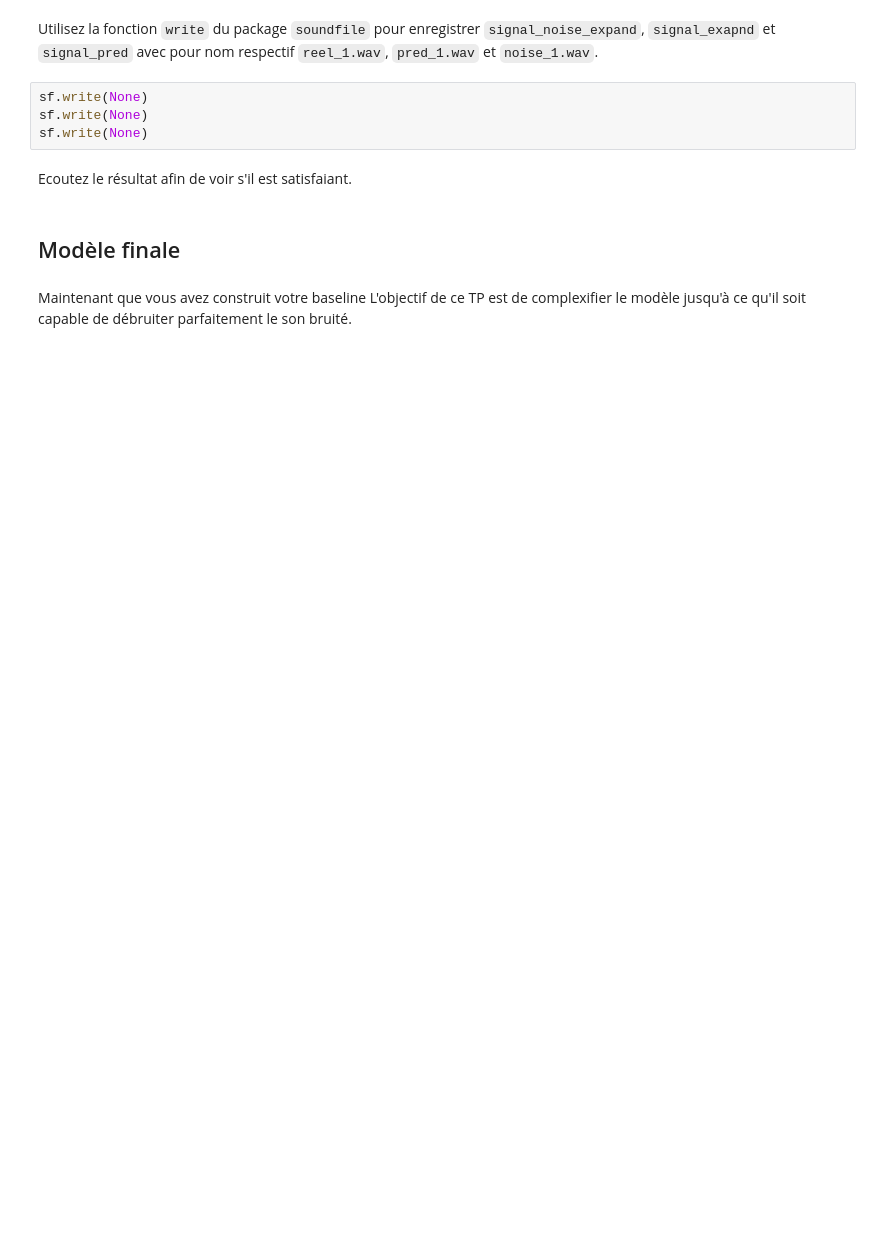
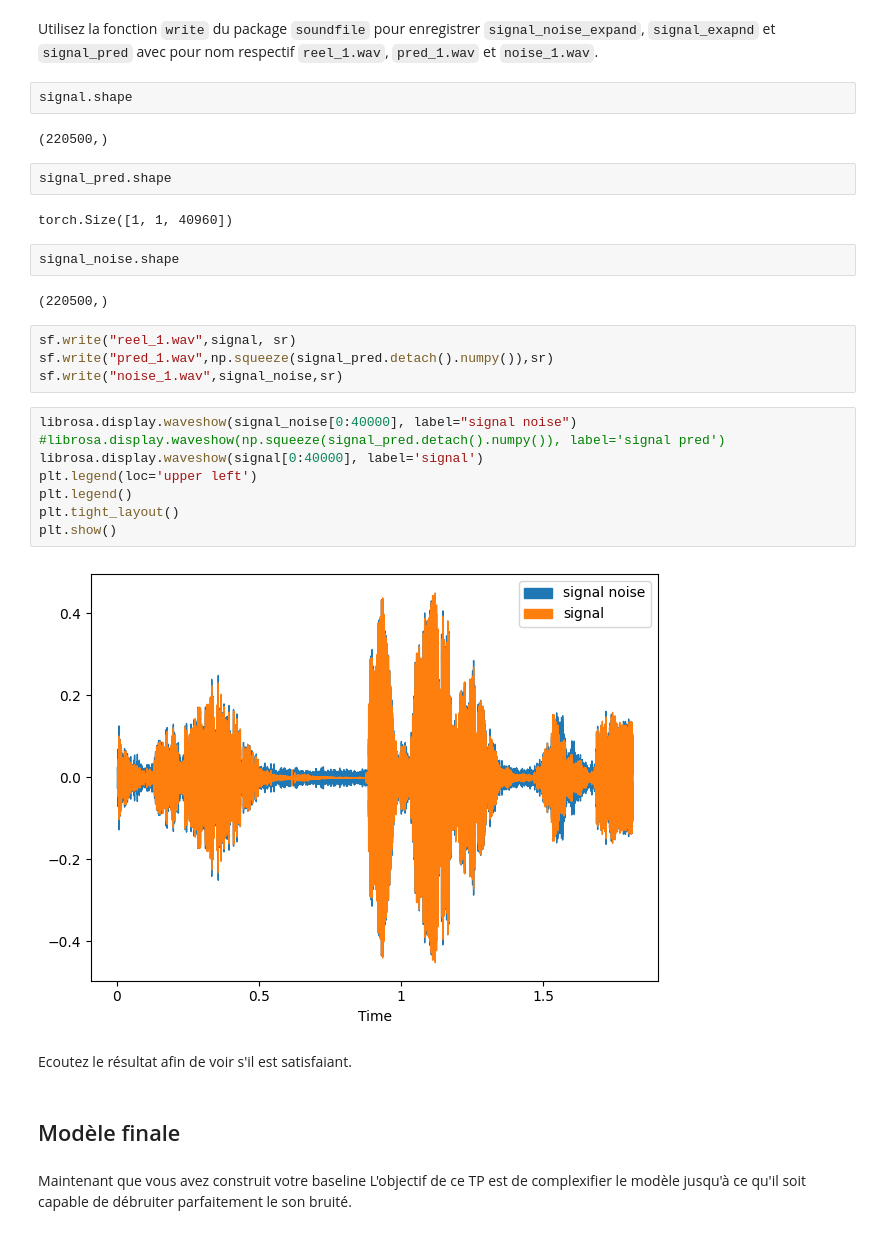
Before and after one commit to err-aki/formation_pytorch, a Jupyter notebook: 17 - débruitage_de_données.ipynb, the cells around one changed output. Drawn from its saved outputs; the diff is of its cells as text; blank space fills up the shorter version.

```diff
--- a/17 - débruitage_de_données.ipynb
+++ b/17 - débruitage_de_données.ipynb
@@ -300,9 +385,31 @@ signal_pred = None
 # %% [markdown]
 Utilisez la fonction `write` du package `soundfile` pour enregistrer `signal_noise_expand`, `signal_exapnd` et `signal_pred` avec pour nom respectif `reel_1.wav`, `pred_1.wav` et `noise_1.wav`.
-# %%
-sf.write(None)
-sf.write(None)
-sf.write(None)
+# %%
+signal.shape
+# %% [output]
+(220500,)
+# %%
+signal_pred.shape
+# %% [output]
+torch.Size([1, 1, 40960])
+# %%
+signal_noise.shape
+# %% [output]
+(220500,)
+# %%
+sf.write("reel_1.wav",signal, sr)
+sf.write("pred_1.wav",np.squeeze(signal_pred.detach().numpy()),sr)
+sf.write("noise_1.wav",signal_noise,sr)
+# %%
+librosa.display.waveshow(signal_noise[0:40000], label="signal noise")
+#librosa.display.waveshow(np.squeeze(signal_pred.detach().numpy()), label='signal pred')
+librosa.display.waveshow(signal[0:40000], label='signal')
+plt.legend(loc='upper left')
+plt.legend()
+plt.tight_layout()
+plt.show()
+# %% [output]
+[figure, added]
 # %% [markdown]
 Ecoutez le résultat afin de voir s'il est satisfaiant.
 # %% [markdown]
```
Also changed, not shown: parts of 14 cells of this notebook.
